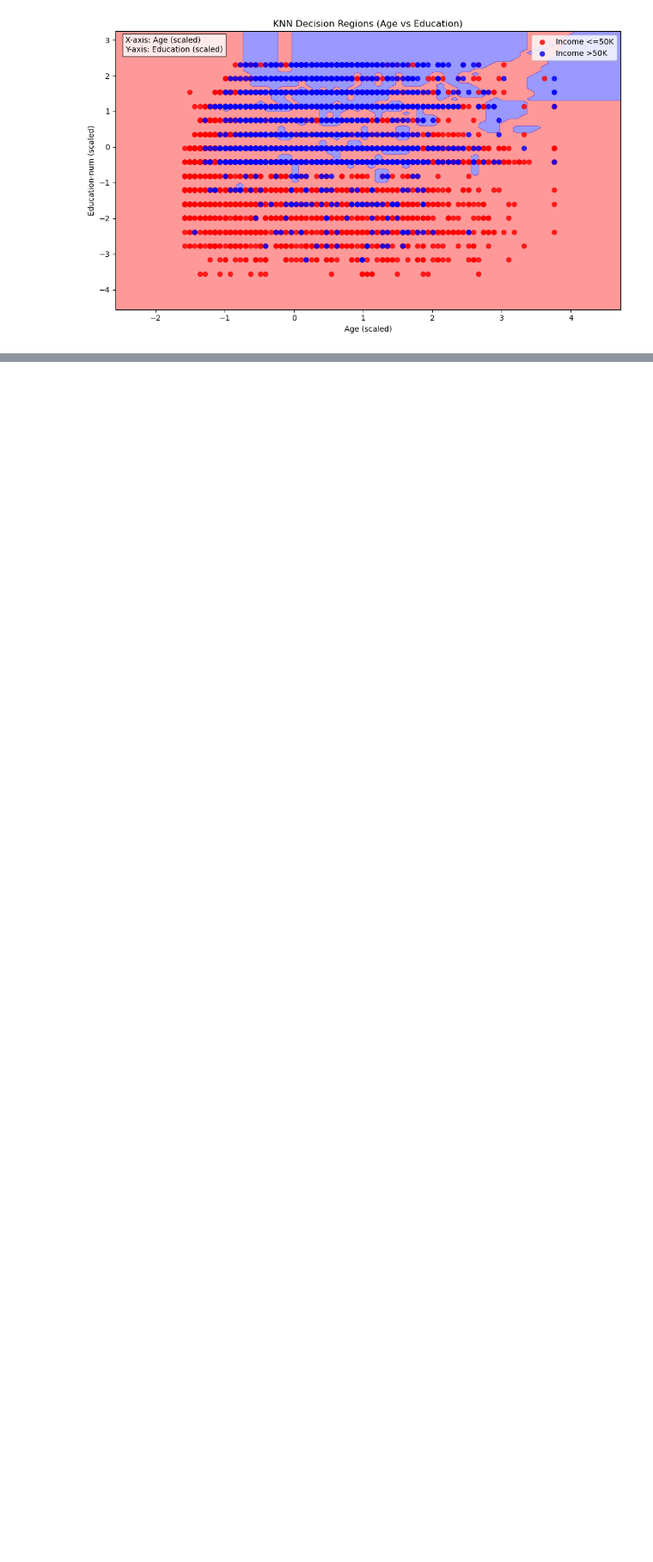
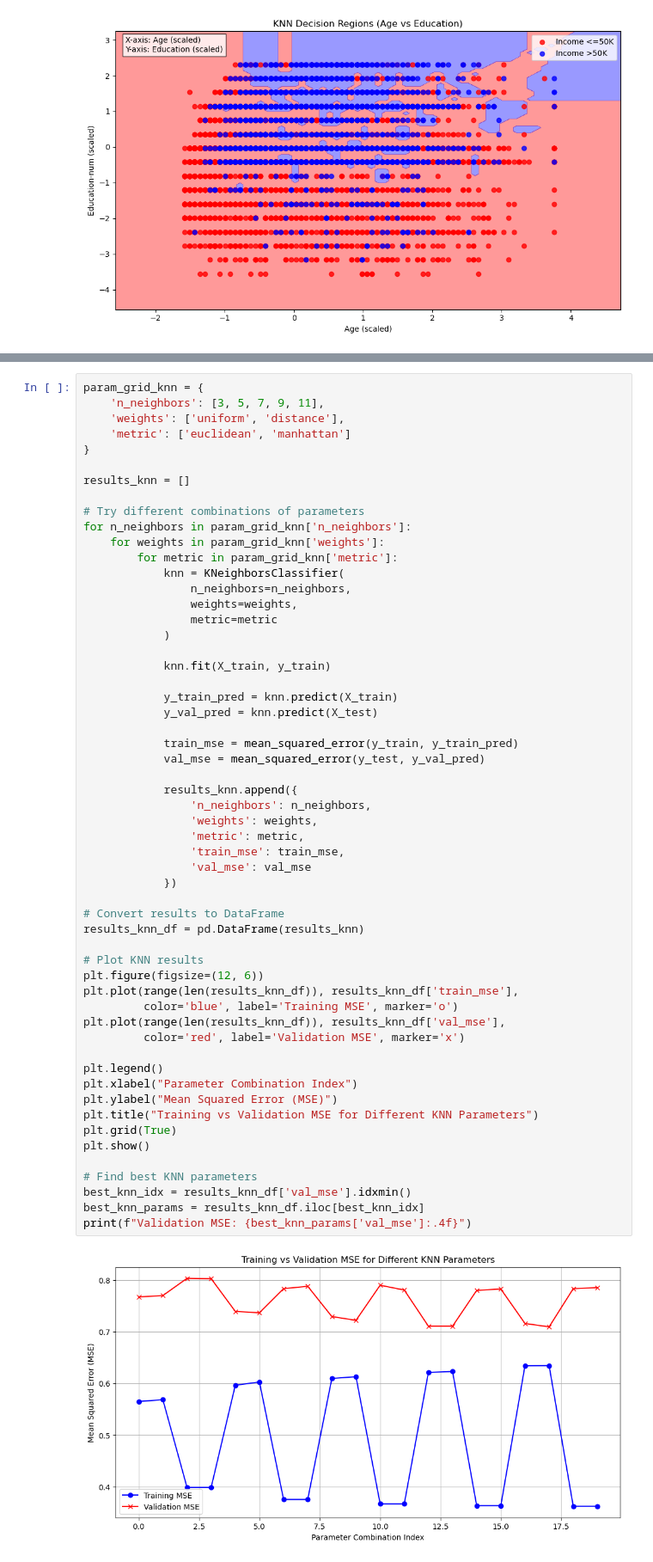
Before and after one commit to JunyuLi1/178pj, a Jupyter notebook: linear_kkn.ipynb, the cells around one changed output, grey strips where cells are left out. Shown at 86% size. Cells and saved outputs as stored; diff of their text form; blank space fills up the shorter version.

```diff
--- a/linear_kkn.ipynb
+++ b/linear_kkn.ipynb
@@ -215,0 +267,58 @@ plt.show()
+# %%
+param_grid_knn = {
+    'n_neighbors': [3, 5, 7, 9, 11],
+    'weights': ['uniform', 'distance'],
+    'metric': ['euclidean', 'manhattan']
+}
+
+results_knn = []
+
+# Try different combinations of parameters
+for n_neighbors in param_grid_knn['n_neighbors']:
+    for weights in param_grid_knn['weights']:
+        for metric in param_grid_knn['metric']:
+            knn = KNeighborsClassifier(
+                n_neighbors=n_neighbors,
+                weights=weights,
+                metric=metric
+            )
+
+            knn.fit(X_train, y_train)
+
+            y_train_pred = knn.predict(X_train)
+            y_val_pred = knn.predict(X_test)
+
+            train_mse = mean_squared_error(y_train, y_train_pred)
+            val_mse = mean_squared_error(y_test, y_val_pred)
+
+            results_knn.append({
+                'n_neighbors': n_neighbors,
+                'weights': weights,
+                'metric': metric,
+                'train_mse': train_mse,
+                'val_mse': val_mse
+            })
+
+# Convert results to DataFrame
+results_knn_df = pd.DataFrame(results_knn)
+
+# Plot KNN results
+plt.figure(figsize=(12, 6))
+plt.plot(range(len(results_knn_df)), results_knn_df['train_mse'],
+         color='blue', label='Training MSE', marker='o')
+plt.plot(range(len(results_knn_df)), results_knn_df['val_mse'],
+         color='red', label='Validation MSE', marker='x')
+
+plt.legend()
+plt.xlabel("Parameter Combination Index")
+plt.ylabel("Mean Squared Error (MSE)")
+plt.title("Training vs Validation MSE for Different KNN Parameters")
+plt.grid(True)
+plt.show()
+
+# Find best KNN parameters
+best_knn_idx = results_knn_df['val_mse'].idxmin()
+best_knn_params = results_knn_df.iloc[best_knn_idx]
+print(f"Validation MSE: {best_knn_params['val_mse']:.4f}")
+# %% [output]
+[figure, added]
```
Also changed, not shown: parts of 18 cells of this notebook.
